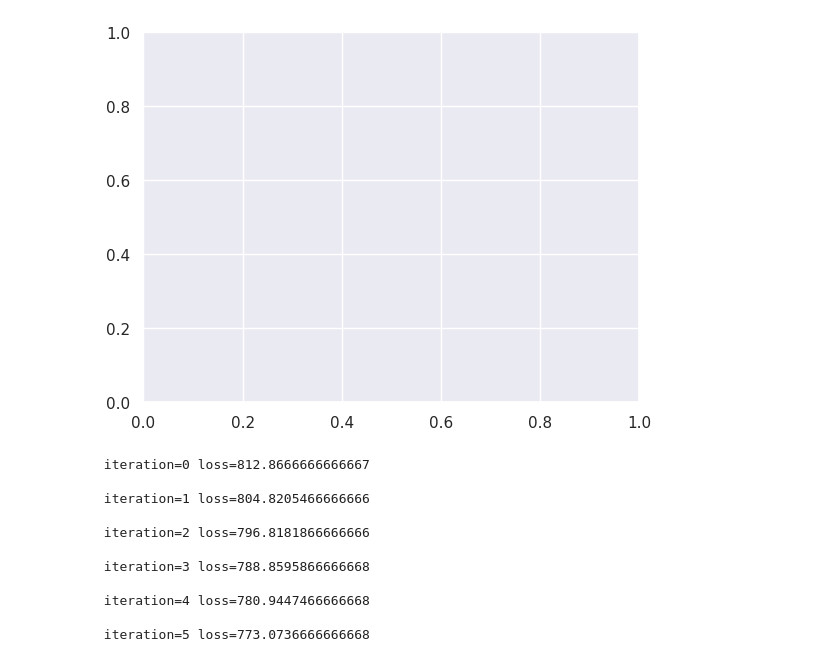
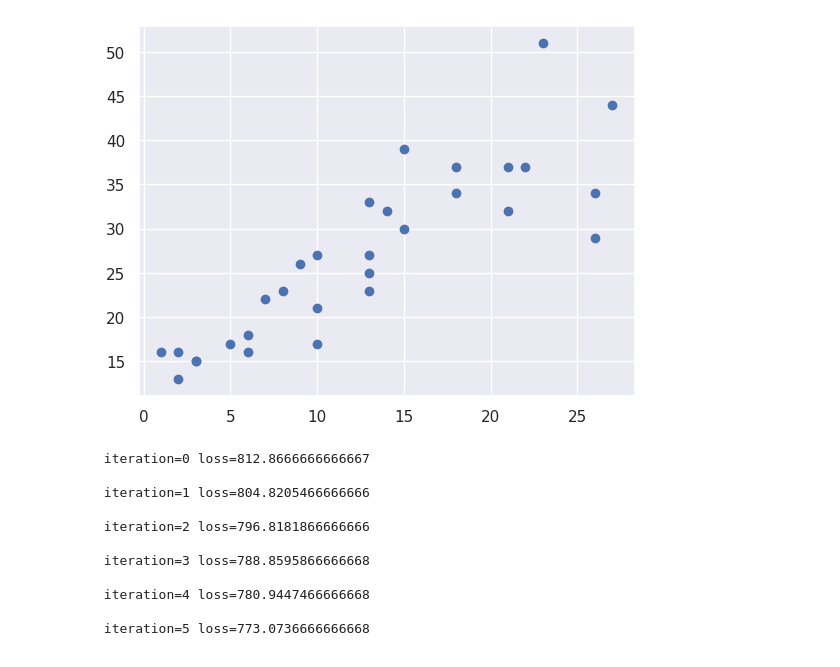
Before and after one commit to DanyelMorales/MLLearneerRepo, a Jupyter notebook: LinearRegressionWithAnimation.ipynb, the cells around one changed output. Drawn from its saved outputs; the diff is of its cells as text; code cells hidden in the pictures.

```diff
--- a/LinearRegressionWithAnimation.ipynb
+++ b/LinearRegressionWithAnimation.ipynb
@@ -3,34 +3,36 @@
 # %%
 import numpy as np
 import matplotlib.pyplot as plt
 from IPython.display import display, clear_output
 import seaborn as sns
 
 plt.ion()
 fig = plt.figure()
 ax = fig.add_subplot(1, 1, 1)
 
 X,Y =np.loadtxt("https://raw.githubusercontent.com/DanyelMorales/MLLearneerRepo/main/pizza.txt",skiprows=1, unpack=True)
+
+ax.plot(X,Y, "bo")
 
 def graph(X1,Y1, id):
     ax.set_xlim(0, id)
     ax.cla()
     ax.plot(X1,Y1, "bo")
     line1, = ax.plot(X1,X1, 'b-')
     display(fig)
     clear_output(wait = True)
     plt.pause(0.5)
     return line1
 
 
 def updateLine(X1,Y1,theLine):
     theLine.set_ydata(Y1)
     theLine.set_xdata(X1)
     display(fig)
     clear_output(wait = True)
     #plt.pause(0.5)
 # %% [output]
-[figure, old version]
+[figure, new version]
 # %%
 def showHistory(X,Y,historyW):
   theLine=graph(X,Y,1)
```
Also changed, not shown: parts of 1 cell of this notebook.
